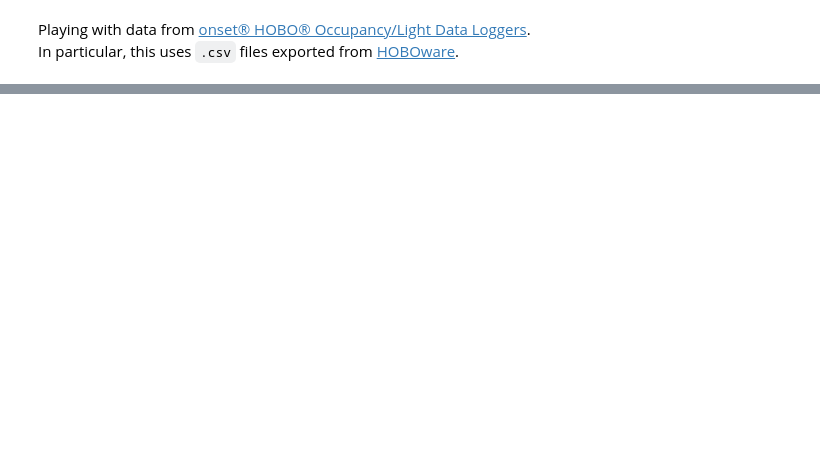
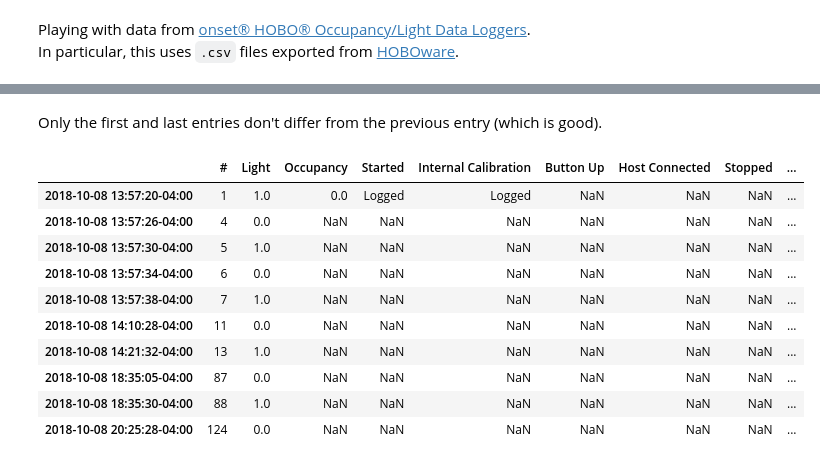
Before and after one commit to newsch/acreboot, a Jupyter notebook: hobo_sample.ipynb, the cells around one changed output, grey strips where cells are left out. Drawn from its saved outputs; the diff is of its cells as text; code cells hidden in the pictures; blank space fills up the shorter version.

```diff
--- a/hobo_sample.ipynb
+++ b/hobo_sample.ipynb
@@ -56,0 +67,9 @@ fig.patch.set_facecolor('white')  # needed for dark theme https://stackoverflow.
+# %%
+with open(new_filepath) as file:
+    data = pd.read_csv(file,header=0)
+# %%
+import pytz
+data.index = pd.to_datetime(data['Date Time, GMT-04:00'], format='%m/%d/%y %I:%M:%S %p')
+data.index = data.index.tz_localize(pytz.timezone('GMT')).tz_convert(pytz.timezone('US/Eastern'))  # https://stackoverflow.com/questions/22800079/converting-time-zone-pandas-dataframe
+del data.index.name
+del data['Date Time, GMT-04:00']
@@ -56,0 +113,2 @@ fig.patch.set_facecolor('white')  # needed for dark theme https://stackoverflow.
+# %% [markdown]
+Only the first and last entries don't differ from the previous entry (which is good).
@@ -56,0 +117,14 @@ fig.patch.set_facecolor('white')  # needed for dark theme https://stackoverflow.
+# %%
+light[:10]
+# %% [output]
+|  | # | Light | Occupancy | Started | Internal Calibration | Button Up | Host Connected | Stopped | ... |
+| 2018-10-08 13:57:20-04:00 | 1 | 1.0 | 0.0 | Logged | Logged | NaN | NaN | NaN | ... |
+| 2018-10-08 13:57:26-04:00 | 4 | 0.0 | NaN | NaN | NaN | NaN | NaN | NaN | ... |
+| 2018-10-08 13:57:30-04:00 | 5 | 1.0 | NaN | NaN | NaN | NaN | NaN | NaN | ... |
+| 2018-10-08 13:57:34-04:00 | 6 | 0.0 | NaN | NaN | NaN | NaN | NaN | NaN | ... |
+| 2018-10-08 13:57:38-04:00 | 7 | 1.0 | NaN | NaN | NaN | NaN | NaN | NaN | ... |
+| 2018-10-08 14:10:28-04:00 | 11 | 0.0 | NaN | NaN | NaN | NaN | NaN | NaN | ... |
+| 2018-10-08 14:21:32-04:00 | 13 | 1.0 | NaN | NaN | NaN | NaN | NaN | NaN | ... |
+| 2018-10-08 18:35:05-04:00 | 87 | 0.0 | NaN | NaN | NaN | NaN | NaN | NaN | ... |
+| 2018-10-08 18:35:30-04:00 | 88 | 1.0 | NaN | NaN | NaN | NaN | NaN | NaN | ... |
+| 2018-10-08 20:25:28-04:00 | 124 | 0.0 | NaN | NaN | NaN | NaN | NaN | NaN | ... |
```
Also changed, not shown: parts of 19 cells of this notebook.
